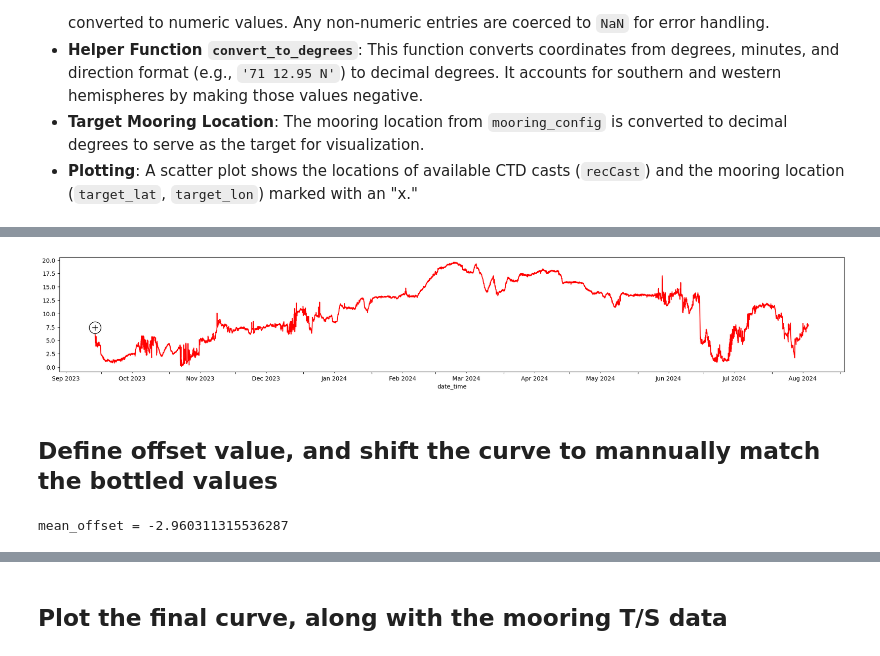
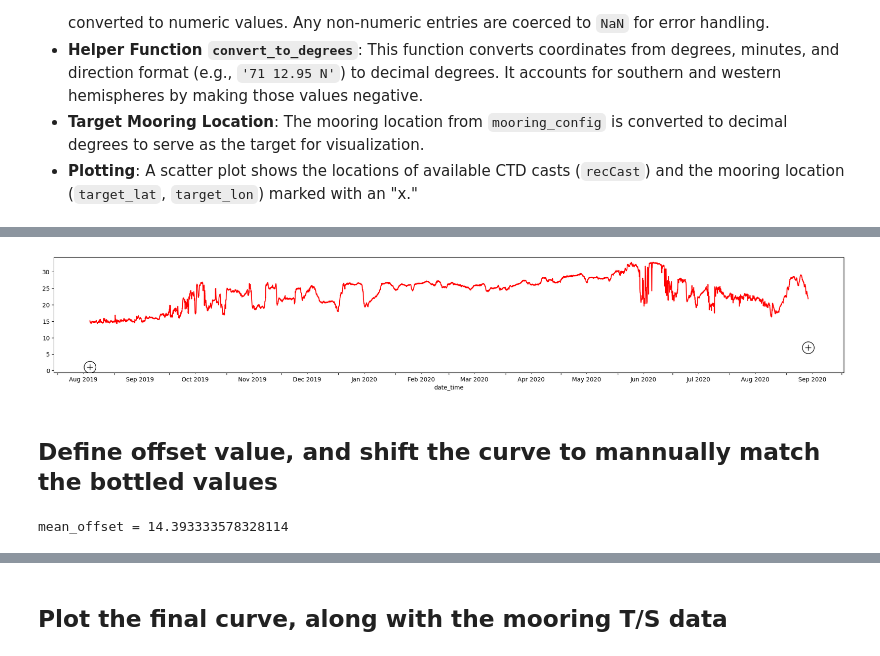
Before and after one commit to shaunwbell/EcoFOCI_FieldOps_Documentation, a Jupyter notebook: DataProcessingDocumentation/2. EcoFOCI_DataProcesssing_Records/moorings/2019/19ckp1a/EcoFOCIpy_19ckp1a_suna_796.ipynb, the cells around one changed output, grey strips where cells are left out. Saved outputs shown, nothing was run; the diff lists cells and outputs as text; code cells hidden in the pictures.

```diff
--- a/DataProcessingDocumentation/2. EcoFOCI_DataProcesssing_Records/moorings/2019/19ckp1a/EcoFOCIpy_19ckp1a_suna_796.ipynb
+++ b/DataProcessingDocumentation/2. EcoFOCI_DataProcesssing_Records/moorings/2019/19ckp1a/EcoFOCIpy_19ckp1a_suna_796.ipynb
@@ -114,6 +112,6 @@ Use the `FilterSuna` function to apply a Root Mean Square Error (RMSE) cutoff, f
 
 Additionally, ensure that entries with an RMSE value of zero are removed as these are dark current values.
 # %%
-suna_wop_filtered = suna_wop.FilterSuna(rmse_cutoff=0.0004)
+suna_wop_filtered = suna_wop.FilterSuna(rmse_cutoff=0.003)
 # %%
 # Plot filtered data
@@ -299,11 +297,11 @@ nitrates_corr.plot_nitrate_and_rmse(suna_wop_filtered, no3_concentration,ylim=(0
 A side product of the temperature and pressure correction is an RMSE, which could be used to further QC the nitrate concentration data. The `qc_nitrate` function filters and analyzes nitrate concentration data based on user-defined RMSE cutoff, smoothing parameters, and error band, then plot the results in three subplots.
 # %%
 # User definable varialbes
-rmse_cutoff=0.004 # Values larger than this number will be filted. Default = 0.0035
+rmse_cutoff=0.003 # Values larger than this number will be filted. Default = 0.0035
 window_size = 50   # Adjust based on how smooth you want the line to be. Use a larger value for further smoothing. Default = 50
 error_bar = 0.0002 # RMSE +/- this value around the smoothed curve will be filted.
                    # Use a smaller value to for stricter filtering. Default = 0.0002
-ylim = (0, 40)     # This is the y-axis range of the third subplot for nitrate concentration
+ylim = (-10, 40)     # This is the y-axis range of the third subplot for nitrate concentration
 
 no3_concentration_QC3 = nitrates_corr.qc_nitrate(
     no3_concentration,
@@ -339,24 +337,24 @@ remote=True
 
 if remote:
     dep_details = {'url':"http://ecofoci-field.pmel.noaa.gov:8080/erddap",
-                   'cruiseid':'skq202312s',
+                   'cruiseid':'os1901l1',
                    'qclevel':'final_nuts',
-                   'concastno':'063'
+                   'concastno':'031'
                   }
 
     rec_details = {'url':"http://ecofoci-field.pmel.noaa.gov:8080/erddap",
-                   'cruiseid':'skq202412s',
+                   'cruiseid':'dy2012',
                    'qclevel':'final_nuts',
-                   'concastno':'055' #6
+                   'concastno':'047' #6
                   }
 
     depCast = erddap.erddapCTDretrieve(**dep_details)
     # midCast = erddap.erddapCTDretrieve(**mid_details)
-    # recCast = erddap.erddapCTDretrieve(**rec_details)
+    recCast = erddap.erddapCTDretrieve(**rec_details)
 
     depCast.columns = [x.split()[0] for x in depCast.columns]
     # midCast.columns = [x.split()[0] for x in midCast.columns]
-    # recCast.columns = [x.split()[0] for x in recCast.columns]
+    recCast.columns = [x.split()[0] for x in recCast.columns]
 else:
     recCast = pd.read_csv(user_data_dir + "../SUNA_22ckp3a/recCastCTD_NO3.csv", index_col=0)
     recCast
@@ -418,32 +413,32 @@ depCast
 # %%
 from matplotlib.dates import DayLocator, DateFormatter
 
 fig, ax = plt.subplots(1,figsize=(24, 4),sharex=True)
 no3_concentration_QC3['Nitrate concentration (μM)'].plot(ax=ax,color='r')
 ax.plot(pd.to_datetime(depCast.iloc[(depCast['pressure']-depth).abs().argsort()[:1]]['time']),
         depCast.iloc[(depCast['pressure']-depth).abs().argsort()[:1]]['NO3'],
         'o',markersize=20,markerfacecolor='none',markeredgecolor='black')
 ax.plot(pd.to_datetime(depCast.iloc[(depCast['pressure']-depth).abs().argsort()[:1]]['time']),
         depCast.iloc[(depCast['pressure']-depth).abs().argsort()[:1]]['NO3'],
         '+',markersize=10,markerfacecolor='none',markeredgecolor='black')
-# ax.plot(pd.to_datetime(reccast.iloc[(reccast['pressure']-depth).abs().argsort()[:1]]['time']),
-#         reccast.iloc[(reccast['pressure']-depth).abs().argsort()[:1]]['NO3'],
-#         'o',markersize=20,markerfacecolor='none',markeredgecolor='black')
-# ax.plot(pd.to_datetime(reccast.iloc[(reccast['pressure']-depth).abs().argsort()[:1]]['time']),
-#         reccast.iloc[(reccast['pressure']-depth).abs().argsort()[:1]]['NO3'],
-#         '+',markersize=10,markerfacecolor='none',markeredgecolor='black')
+ax.plot(pd.to_datetime(recCast.iloc[(recCast['pressure']-depth).abs().argsort()[:1]]['time']),
+        recCast.iloc[(recCast['pressure']-depth).abs().argsort()[:1]]['NO3'],
+        'o',markersize=20,markerfacecolor='none',markeredgecolor='black')
+ax.plot(pd.to_datetime(recCast.iloc[(recCast['pressure']-depth).abs().argsort()[:1]]['time']),
+        recCast.iloc[(recCast['pressure']-depth).abs().argsort()[:1]]['NO3'],
+        '+',markersize=10,markerfacecolor='none',markeredgecolor='black')
 
 # xfmt = mdates.DateFormatter('%d-%b')
 ax.xaxis.set_major_locator(DayLocator(bymonthday=1))
 ax.xaxis.set_minor_locator(DayLocator(bymonthday=15))
 ax.xaxis.set_minor_formatter(DateFormatter('%b %Y'))
 ax.xaxis.set_major_formatter(DateFormatter(''))
 ax.xaxis.set_tick_params(which='major', pad=3)
 ax.xaxis.set_tick_params(which='minor', pad=5)
 
 fig.savefig(f"images/{filename.split('/')[-1].replace('csv','NOxCal.png')}")
 # %% [output]
-[figure, old version]
+[figure, new version]
 # %% [markdown]
 ## Define offset value, and shift the curve to mannually match the bottled values
 # %%
@@ -478,10 +473,11 @@ def calculate_mean_offset(curve_data, reference_points):
 # %%
 # Define your reference points as a list of tuples (index, value)
 reference_points = [
-    # ((pd.to_datetime(recCast.iloc[(recCast['pressure']-depth).abs().argsort()[:1]]['time'],format='%Y-%m-%dT%H:%M:%SZ')).iloc[0].round('1h'),
-    #  (recCast.iloc[(recCast['pressure']-depth).abs().argsort()[:1]]['NO3']).values[0]),
+    ((pd.to_datetime(recCast.iloc[(recCast['pressure']-depth).abs().argsort()[:1]]['time'],
+                     format='%Y-%m-%dT%H:%M:%SZ')).iloc[0].round('1h') - datetime.timedelta(hours=24*0),
+     (recCast.iloc[(recCast['pressure']-depth).abs().argsort()[:1]]['NO3']).values[0]),
     ((pd.to_datetime(depCast.iloc[(depCast['pressure']-depth).abs().argsort()[:1]]['time'],
-                     format='%Y-%m-%dT%H:%M:%SZ')).iloc[0].round('1h') + datetime.timedelta(hours=24),
+                     format='%Y-%m-%dT%H:%M:%SZ')).iloc[0].round('1h') + datetime.timedelta(hours=24*0),
      (depCast.iloc[(depCast['pressure']-depth).abs().argsort()[:1]]['NO3']).values[0]),
 ]
 
@@ -492,7 +488,7 @@ mean_offset = calculate_mean_offset(
 )
 print(f'mean_offset = {mean_offset}')
 # %% [output]
-mean_offset = -2.960311315536287
+mean_offset = 14.393333578328114
 # %%
 fig, ax = plt.subplots(1, figsize=(12, 4))
 
```
Also changed, not shown: parts of 35 cells of this notebook, 50 other files.
